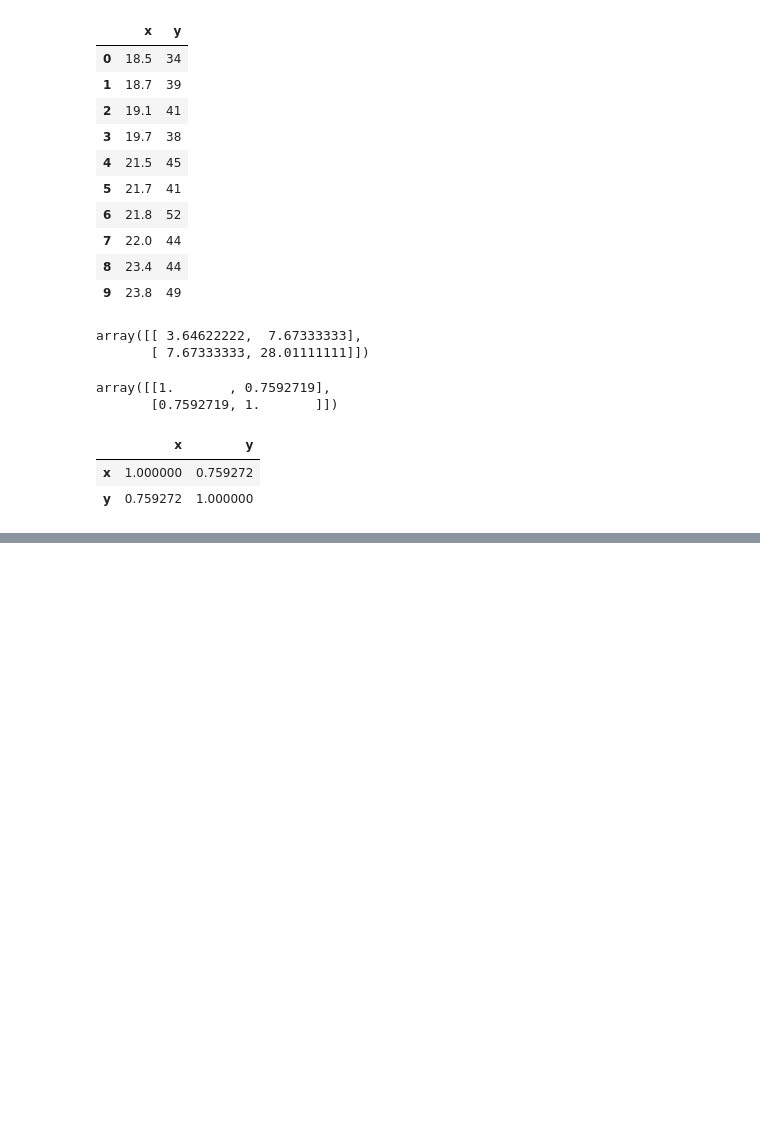
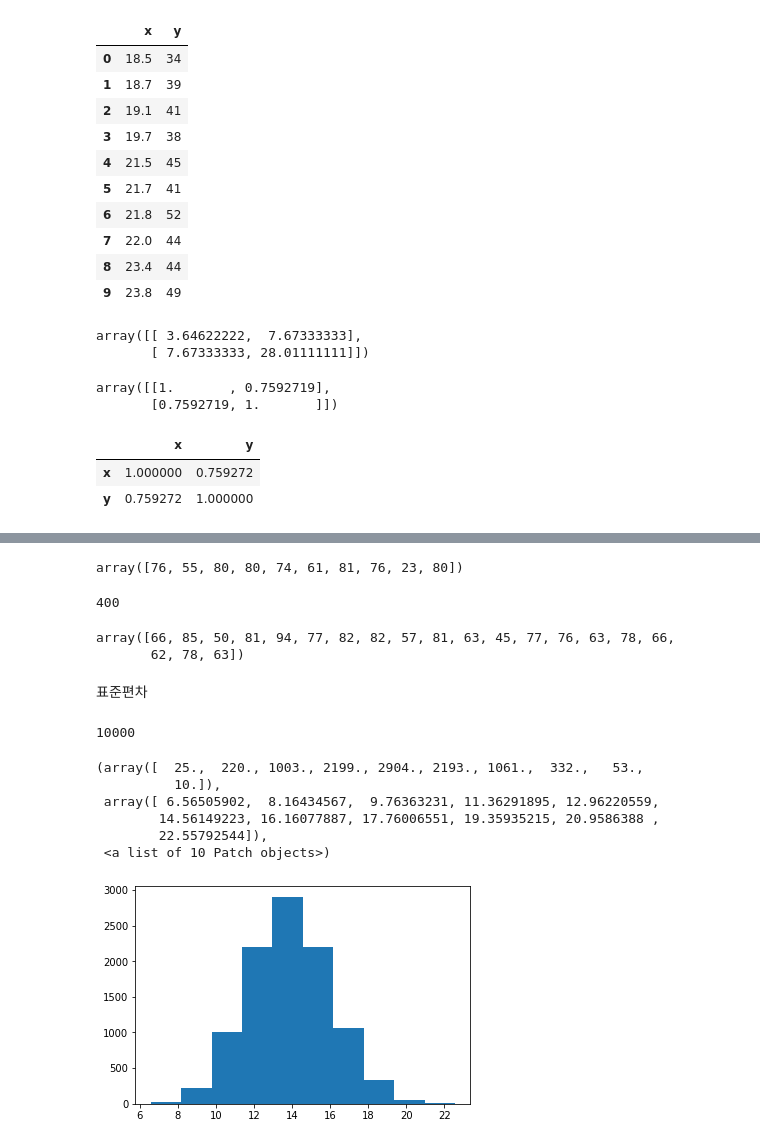
Before and after one commit to ttma333/python, a Jupyter notebook: 확률과_통계1.ipynb, the cells around one changed output, grey strips where cells are left out. Drawn from its saved outputs; the diff is of its cells as text; code cells hidden in the pictures; blank space fills up the shorter version.

```diff
--- a/확률과_통계1.ipynb
+++ b/확률과_통계1.ipynb
@@ -299,0 +388,37 @@ array([3.11388702, 4.23085978, 3.55342435, 4.09696665, 4.08725658,
+# %%
+import pandas as pd
+df = pd.read_csv('ch4_scores400.csv')
+scores = np.array(df['score'])
+scores[:10]
+# %% [output]
+array([76, 55, 80, 80, 74, 61, 81, 76, 23, 80])
+# %%
+len(scores)
+# %% [output]
+400
+# %%
+np.random.choice(scores,20)
+# %% [output]
+array([66, 85, 50, 81, 94, 77, 82, 82, 57, 81, 63, 45, 77, 76, 63, 78, 66,
+       62, 78, 63])
+# %% [markdown]
+표준편차
+# %%
+a = []
+for i in range(10000):
+  b=np.random.choice(scores,20).std()
+  a.append(b)
+# %%
+len(a)
+# %% [output]
+10000
+# %%
+plt.hist(a)
+# %% [output]
+(array([  25.,  220., 1003., 2199., 2904., 2193., 1061.,  332.,   53.,
+          10.]),
+ array([ 6.56505902,  8.16434567,  9.76363231, 11.36291895, 12.96220559,
+        14.56149223, 16.16077887, 17.76006551, 19.35935215, 20.9586388 ,
+        22.55792544]),
+ <a list of 10 Patch objects>)
+[figure, added]
```
Also changed, not shown: parts of 102 cells of this notebook.
